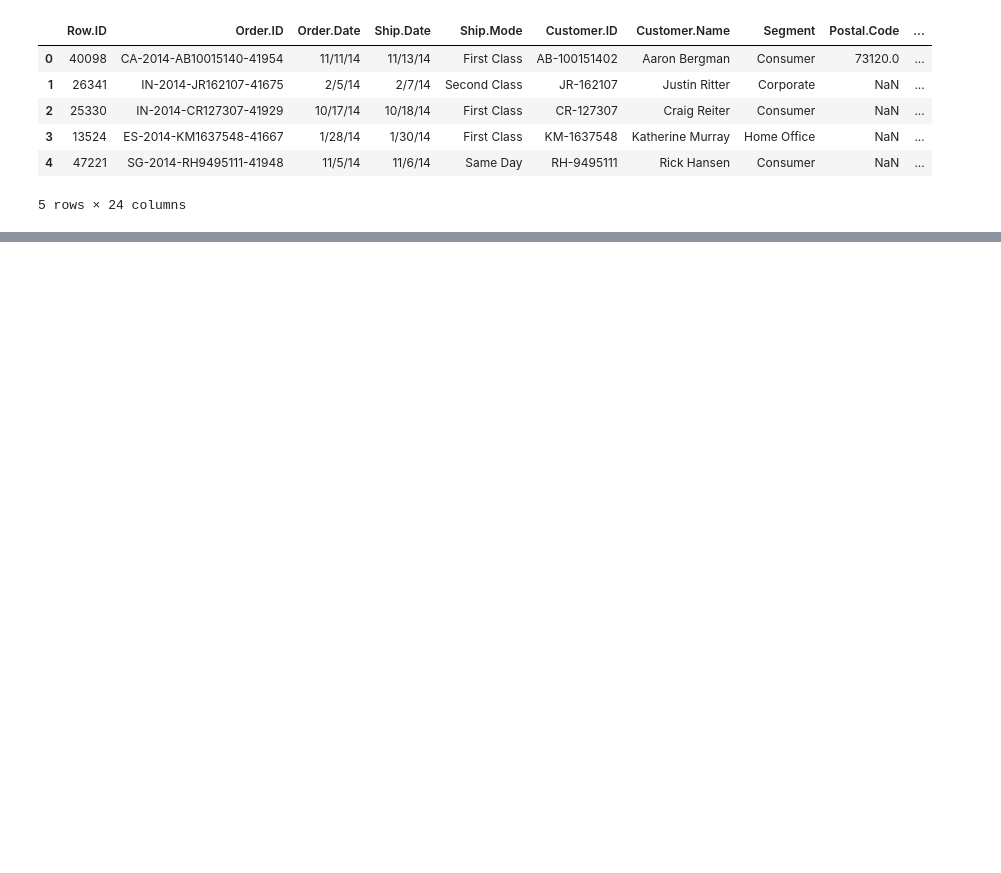
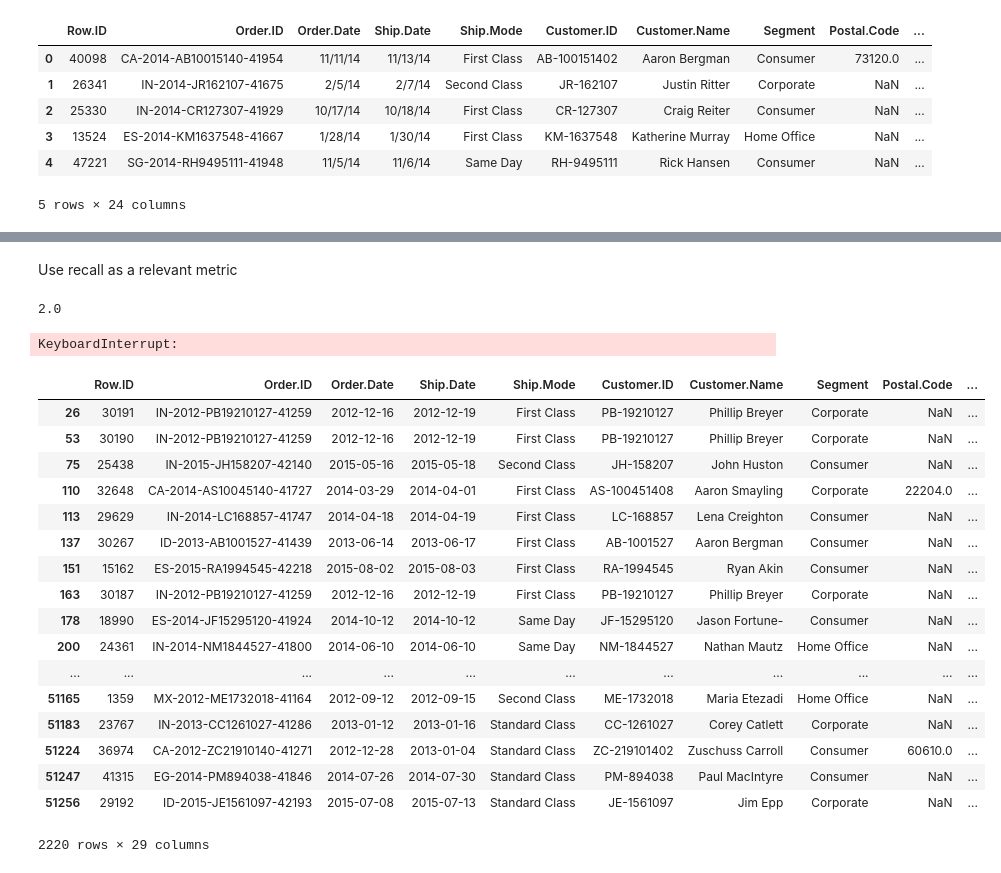
Before and after one commit to AJB0211/MachineLearningExercise, a Jupyter notebook: alex/eda.ipynb, the cells around one changed output, grey strips where cells are left out. Saved outputs shown, nothing was run; the diff lists cells and outputs as text; code cells hidden in the pictures; blank space fills up the shorter version.

```diff
--- a/alex/eda.ipynb
+++ b/alex/eda.ipynb
@@ -29,0 +41,2 @@ returns.head()
+# %%
+orders["season"] = orders["Order.Date"].map(lambda x: seasonDict[x.month])
@@ -29,0 +77,7 @@ returns.head()
+# %%
+returnDF = (orders.merge(returns,how="left",left_on="Order.ID",right_on="Order ID")
+            .drop(columns=["Order ID","Region_y"])
+            .rename(columns={"Region_x":"Region"})
+                 )
+returnDF.Returned = (returnDF.Returned == "Yes")
+returnDF.sample(5)
@@ -29,0 +191,7 @@ returns.head()
+# %%
+returnDF["Process.Time"] = (returnDF["Ship.Date"] - returnDF["Order.Date"]).map(lambda x: x.days)
+# %%
+prodDict = returnDF.groupby("Product.ID").Returned.sum().astype(str)
+prodMap = lambda x: prodDict.get(x,"0")
+
+returnDF["Prod.Returns"] = returnDF["Product.ID"].map(prodMap)
@@ -29,0 +252,6 @@ returns.head()
+# %% [markdown]
+Use recall as a relevant metric
+# %%
+np.array([1,2,3]).mean()
+# %% [output]
+2.0
@@ -29,0 +260,39 @@ returns.head()
+# %%
+Cvec = np.logspace(-2,5,20)
+l1vec  = np.linspace(0,1,10)
+
+# need a better name for this
+vals = []
+for C in Cvec:
+    scores = np.array([])
+    loss = np.array([])
+    for train_Idx, test_Idx in folds.split(X,y):
+        logClass = LogisticRegression(solver="lbfgs",C=C)
+        train_X,test_X,train_y,test_y = X[train_Idx], X[test_Idx], y[train_Idx], y[test_Idx]
+        logClass.fit(train_X,train_y)
+        scores = np.append(scores,logClass.score(test_X,test_y))
+        loss = np.append(loss,log_loss(test_y,logClass.predict(test_X)))
+    vals.append({"C":C, "score":scores.mean(),"loss":loss.mean()})
+# %% [output]
+KeyboardInterrupt:
+# %%
+returnDF[returnDF.Returned]
+# %% [output]
+|  | Row.ID | Order.ID | Order.Date | Ship.Date | Ship.Mode | Customer.ID | Customer.Name | Segment | Postal.Code | ... |
+| 26 | 30191 | IN-2012-PB19210127-41259 | 2012-12-16 | 2012-12-19 | First Class | PB-19210127 | Phillip Breyer | Corporate | NaN | ... |
+| 53 | 30190 | IN-2012-PB19210127-41259 | 2012-12-16 | 2012-12-19 | First Class | PB-19210127 | Phillip Breyer | Corporate | NaN | ... |
+| 75 | 25438 | IN-2015-JH158207-42140 | 2015-05-16 | 2015-05-18 | Second Class | JH-158207 | John Huston | Consumer | NaN | ... |
+| 110 | 32648 | CA-2014-AS10045140-41727 | 2014-03-29 | 2014-04-01 | First Class | AS-100451408 | Aaron Smayling | Corporate | 22204.0 | ... |
+| 113 | 29629 | IN-2014-LC168857-41747 | 2014-04-18 | 2014-04-19 | First Class | LC-168857 | Lena Creighton | Consumer | NaN | ... |
+| 137 | 30267 | ID-2013-AB1001527-41439 | 2013-06-14 | 2013-06-17 | First Class | AB-1001527 | Aaron Bergman | Consumer | NaN | ... |
+| 151 | 15162 | ES-2015-RA1994545-42218 | 2015-08-02 | 2015-08-03 | First Class | RA-1994545 | Ryan Akin | Consumer | NaN | ... |
+| 163 | 30187 | IN-2012-PB19210127-41259 | 2012-12-16 | 2012-12-19 | First Class | PB-19210127 | Phillip Breyer | Corporate | NaN | ... |
+| 178 | 18990 | ES-2014-JF15295120-41924 | 2014-10-12 | 2014-10-12 | Same Day | JF-15295120 | Jason Fortune- | Consumer | NaN | ... |
+| 200 | 24361 | IN-2014-NM1844527-41800 | 2014-06-10 | 2014-06-10 | Same Day | NM-1844527 | Nathan Mautz | Home Office | NaN | ... |
+| ... | ... | ... | ... | ... | ... | ... | ... | ... | ... | ... |
+| 51165 | 1359 | MX-2012-ME1732018-41164 | 2012-09-12 | 2012-09-15 | Second Class | ME-1732018 | Maria Etezadi | Home Office | NaN | ... |
+| 51183 | 23767 | IN-2013-CC1261027-41286 | 2013-01-12 | 2013-01-16 | Standard Class | CC-1261027 | Corey Catlett | Corporate | NaN | ... |
+| 51224 | 36974 | CA-2012-ZC21910140-41271 | 2012-12-28 | 2013-01-04 | Standard Class | ZC-219101402 | Zuschuss Carroll | Consumer | 60610.0 | ... |
+| 51247 | 41315 | EG-2014-PM894038-41846 | 2014-07-26 | 2014-07-30 | Standard Class | PM-894038 | Paul MacIntyre | Consumer | NaN | ... |
+| 51256 | 29192 | ID-2015-JE1561097-42193 | 2015-07-08 | 2015-07-13 | Standard Class | JE-1561097 | Jim Epp | Corporate | NaN | ... |
+2220 rows × 29 columns
```
Also changed, not shown: parts of 40 cells of this notebook, 1 other file.
